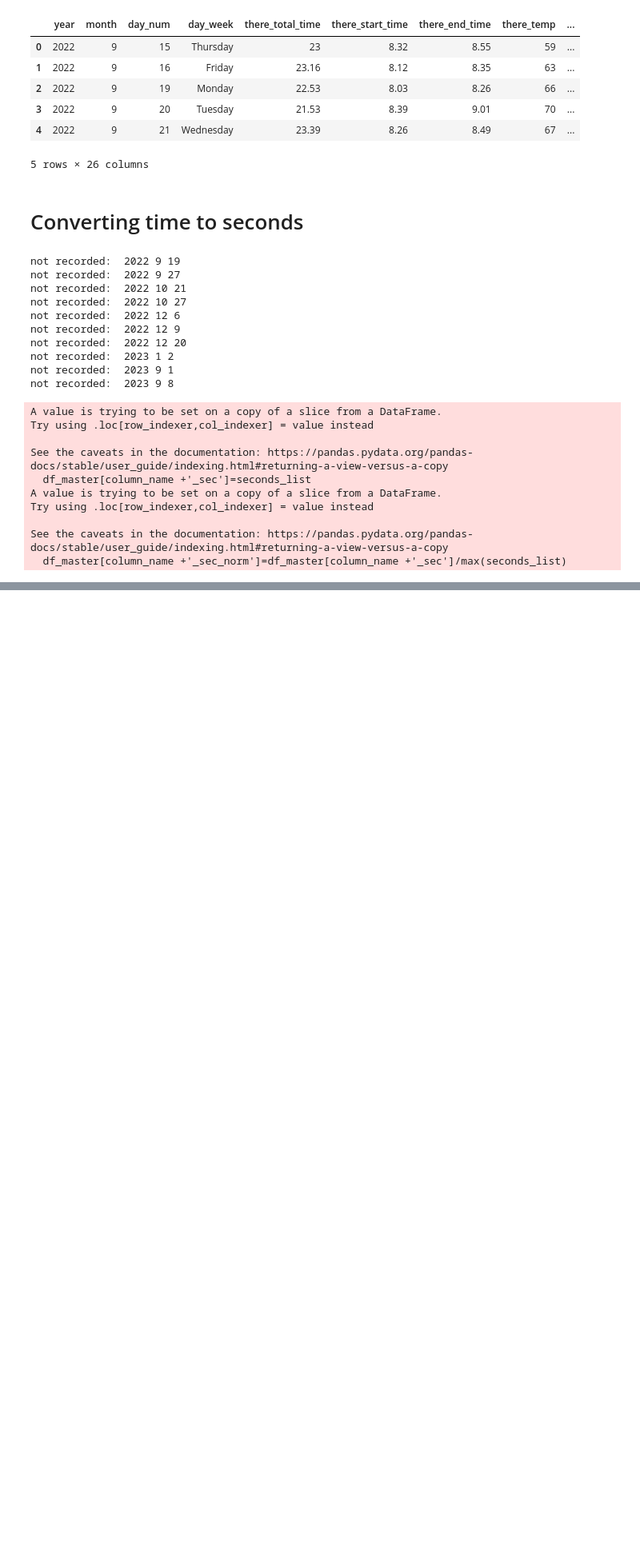
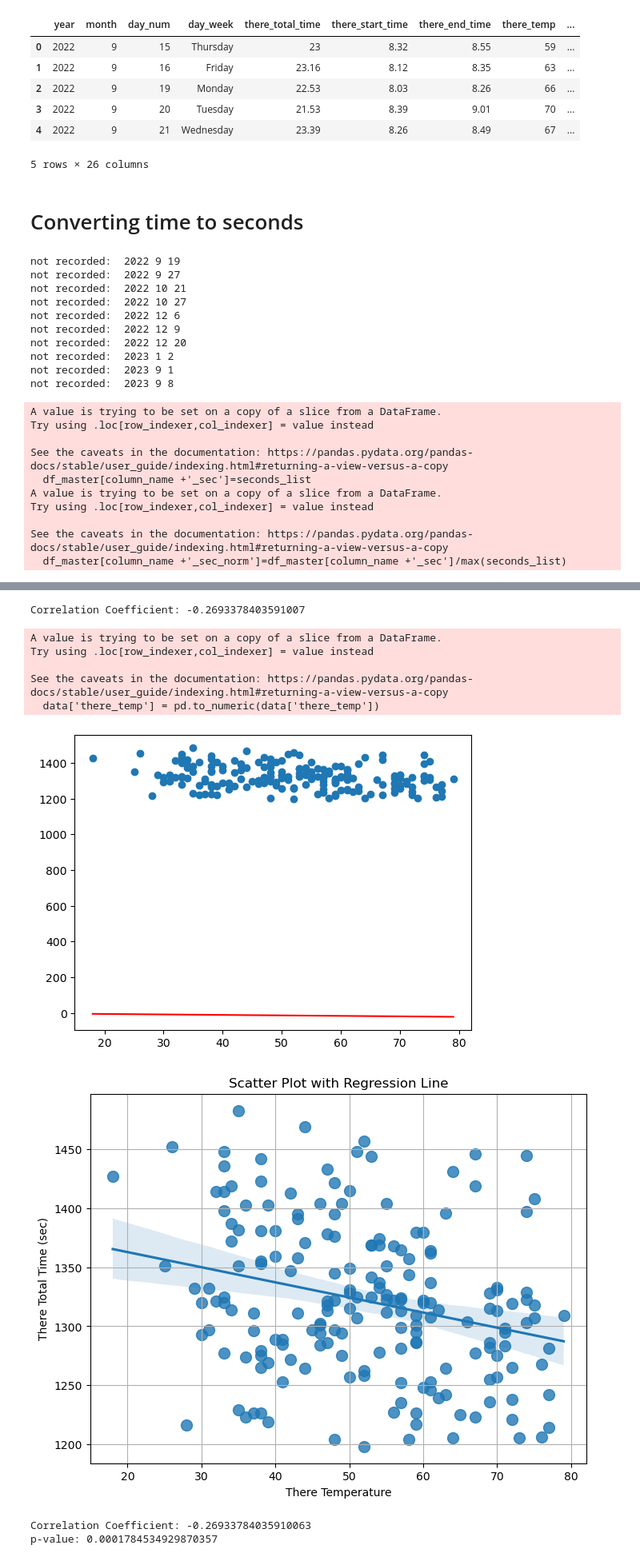
Before and after one commit to msindoni/cycling_commute_analysis, a Jupyter notebook: Untitled.ipynb, the cells around one changed output, grey strips where cells are left out. Shown: that part at 80% size. Drawn from its saved outputs; the diff is of its cells as text; code cells hidden in the pictures; blank space fills up the shorter version.

```diff
--- a/Untitled.ipynb
+++ b/Untitled.ipynb
@@ -200,0 +104,49 @@ df_master
+# %%
+data=data.loc[(data['incident?']=='n') & pd.to_numeric(data['there_temp'], errors='coerce').notnull()] #removing values that are not numeric
+
+# Convert 'there_temp' column to numeric
+data['there_temp'] = pd.to_numeric(data['there_temp'])
+
+plt.scatter(data['there_temp'], data['there_total_time_sec'])
+# plt.ylim(0,)
+
+# Compute correlation coefficient
+correlation_coefficient = data['there_temp'].corr(data['there_total_time_sec'])
+
+print("Correlation Coefficient:", correlation_coefficient)
+
+
+x = np.array([min(data['there_temp']), max(data['there_temp'])])
+y = correlation_coefficient * x  # y = mx
+plt.plot(x, y, color='red', label=f'Correlation Line (r={correlation_coefficient:.2f})')
+
+
+plt.show()
+
+
+plt.figure(figsize=(8, 6))
+sns.regplot(data=data, x='there_temp', y='there_total_time_sec', scatter_kws={'s': 100})  # Increase marker size
+plt.xlabel('There Temperature')
+plt.ylabel('There Total Time (sec)')
+plt.title('Scatter Plot with Regression Line')
+plt.grid(True)
+plt.show()
+
+
+from scipy.stats import pearsonr
+# Compute Pearson correlation coefficient and p-value
+correlation_coefficient, p_value = pearsonr(data['there_temp'], data['there_total_time_sec'])
+
+print("Correlation Coefficient:", correlation_coefficient)
+print("p-value:", p_value)
+# %% [output]
+Correlation Coefficient: -0.2693378403591007
+A value is trying to be set on a copy of a slice from a DataFrame.
+Try using .loc[row_indexer,col_indexer] = value instead
+
+See the caveats in the documentation: https://pandas.pydata.org/pandas-docs/stable/user_guide/indexing.html#returning-a-view-versus-a-copy
+  data['there_temp'] = pd.to_numeric(data['there_temp'])
+[figure, added]
+[figure, added]
+Correlation Coefficient: -0.26933784035910063
+p-value: 0.0001784534929870357
```
Also changed, not shown: parts of 18 cells of this notebook.
